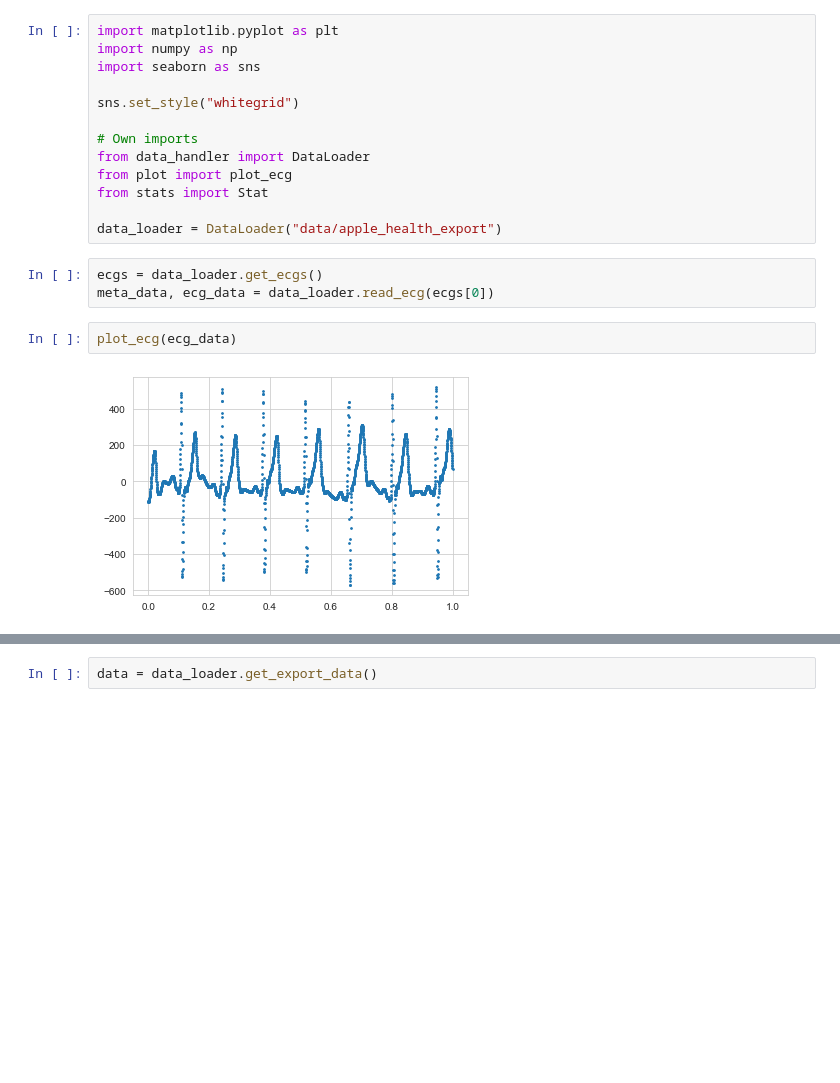
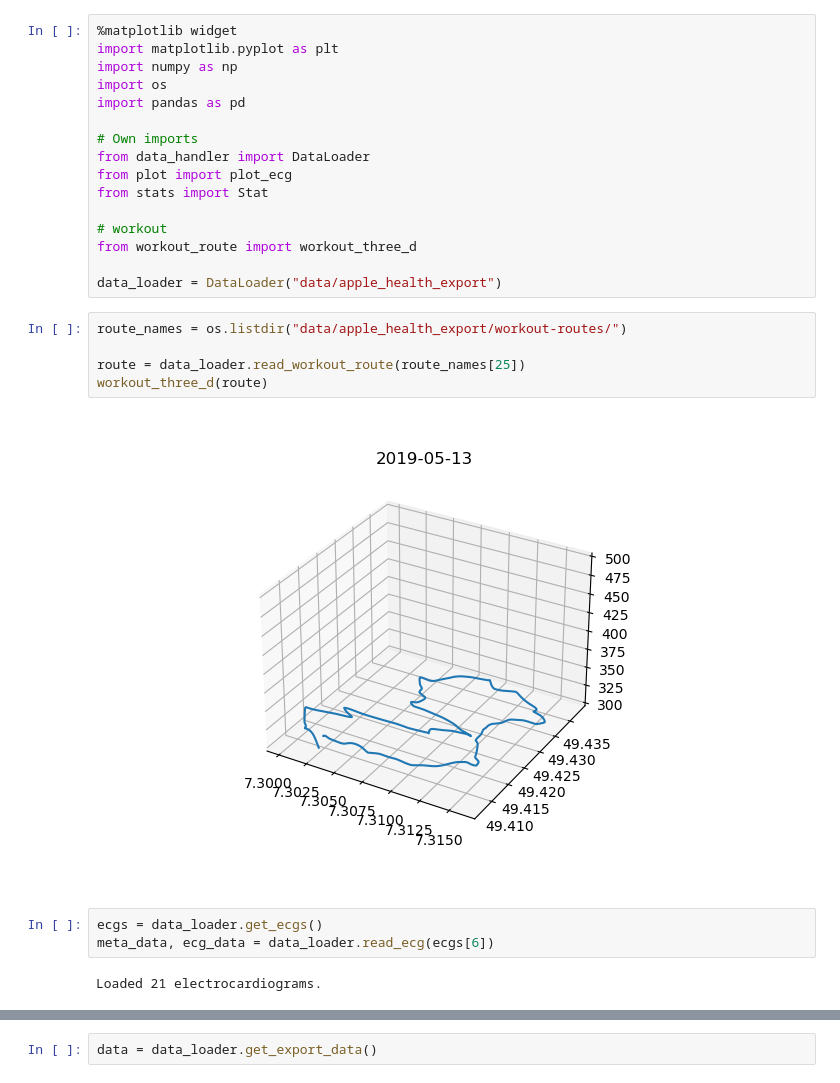
Before and after one commit to marcjulianschwarz/watchlib, a Jupyter notebook: demo.ipynb, the cells around one changed output, grey strips where cells are left out. Drawn from its saved outputs; the diff is of its cells as text; blank space fills up the shorter version.

Commit message:
[ADD] 3D Workout Plots

```diff
--- a/demo.ipynb
+++ b/demo.ipynb
@@ -1,20 +1,28 @@
 # %%
+%matplotlib widget
 import matplotlib.pyplot as plt
 import numpy as np
-import seaborn as sns
-
-sns.set_style("whitegrid")
+import os
+import pandas as pd
 
 # Own imports
 from data_handler import DataLoader
 from plot import plot_ecg
 from stats import Stat
 
+# workout
+from workout_route import workout_three_d
+
 data_loader = DataLoader("data/apple_health_export")
+# %%
+route_names = os.listdir("data/apple_health_export/workout-routes/")
+
+route = data_loader.read_workout_route(route_names[25])
+workout_three_d(route)
+# %% [output]
+[figure, added]
 # %%
 ecgs = data_loader.get_ecgs()
-meta_data, ecg_data = data_loader.read_ecg(ecgs[0])
+meta_data, ecg_data = data_loader.read_ecg(ecgs[6])
+# %% [output]
+Loaded 21 electrocardiograms.
-# %%
-plot_ecg(ecg_data)
-# %% [output]
-[figure, removed]
```
Also changed, not shown: parts of 3 cells of this notebook.
